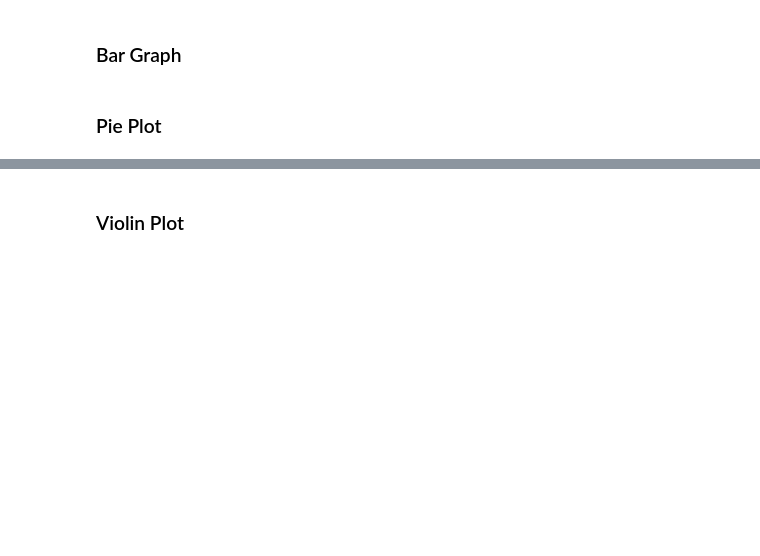
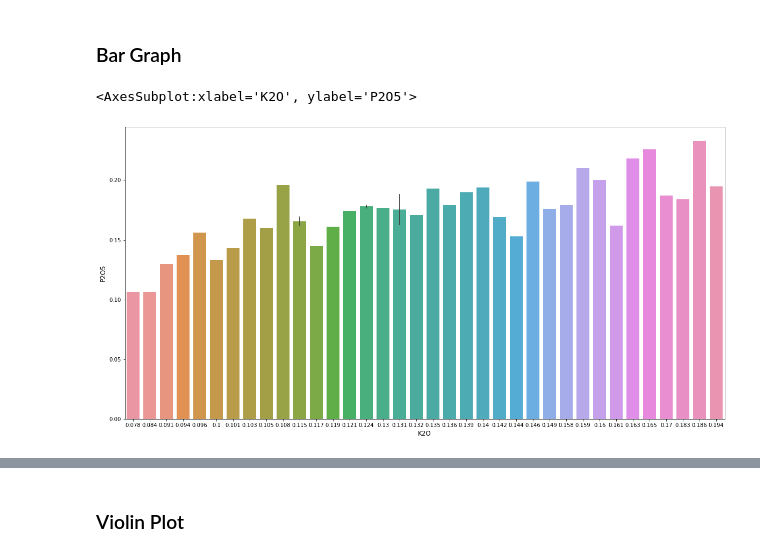
Before and after one commit to CCNY-Earthchem-Projects/geochem-ds, a Jupyter notebook: notebooks/Notebook PetroPlot/PetroPlot Clone.ipynb, the cells around one changed output, grey strips where cells are left out. Saved outputs shown, nothing was run; the diff lists cells and outputs as text; code cells hidden in the pictures; blank space fills up the shorter version.

```diff
--- a/notebooks/Notebook PetroPlot/PetroPlot Clone.ipynb
+++ b/notebooks/Notebook PetroPlot/PetroPlot Clone.ipynb
@@ -210,9 +220,13 @@ sns.boxplot(data=df)
 # %% [markdown]
 ### Bar Graph
 # %%
-sns.barplot(x="<Column Name for X-Axis>", y="<Column Name for Y-Axis>", data=df)
+#sns.barplot(x="<Column Name for X-Axis>", y="<Column Name for Y-Axis>", data=df)
 
 #plt.xlim(<Lower Bound for X-axis>, <Upper Bound for X-axis>) # Uncomment this if you want to change the bounds of the x-axis
 #plt.ylim(<Lower Bound for Y-axis>, <Upper Bound for Y-axis>) # Uncomment this if you want to change the bounds of the y-axis
+
+plt.figure(figsize=(20,10))
+sns.barplot(x="K2O",y="P2O5", data=df) # So we can see all the x values
+# %% [output]
+<AxesSubplot:xlabel='K2O', ylabel='P2O5'>
+[figure, added]
-# %% [markdown]
-### Pie Plot
```
Also changed, not shown: parts of 11 cells of this notebook.
